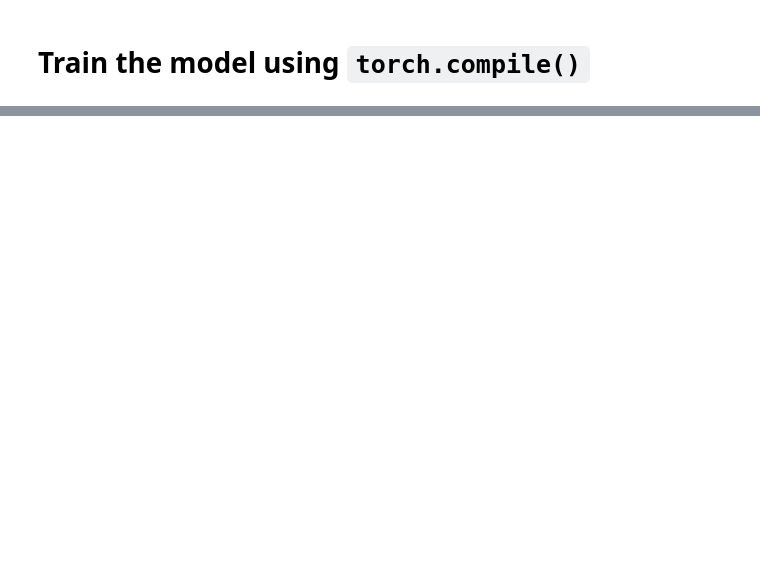
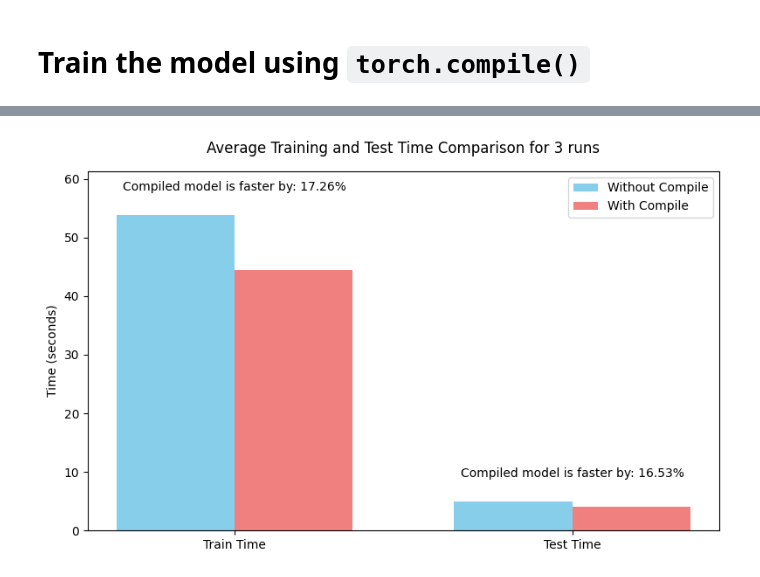
Before and after one commit to anirguha/Python-2, a Jupyter notebook: Colab Notebooks/Working with PyTorch 2.0.ipynb, the cells around one changed output, grey strips where cells are left out. Saved outputs shown, nothing was run; the diff lists cells and outputs as text; code cells hidden in the pictures; blank space fills up the shorter version.

```diff
--- a/Colab Notebooks/Working with PyTorch 2.0.ipynb
+++ b/Colab Notebooks/Working with PyTorch 2.0.ipynb
@@ -351,0 +645,76 @@ Training time with torch.compile(): 268.22 seconds
+# %%
+import matplotlib.pyplot as plt
+import numpy as np
+
+# Extract the times for plotting
+train_time_without_compile = run_results_all_without_compile_df.loc['Without Compile', 'train_time']
+train_time_with_compile = run_results_all_with_compile_df.loc['With Compile', 'train_time']
+
+test_time_without_compile = run_results_all_without_compile_df.loc['Without Compile', 'test_time']
+test_time_with_compile = run_results_all_with_compile_df.loc['With Compile', 'test_time']
+
+# Calculate differences (relative change)
+train_time_diff = (train_time_with_compile - train_time_without_compile) / train_time_without_compile
+test_time_diff = (test_time_with_compile - test_time_without_compile) / test_time_without_compile
+
+# Data for plotting
+x_labels = ['Train Time', 'Test Time']
+without_compile_values = [train_time_without_compile, test_time_without_compile]
+with_compile_values = [train_time_with_compile, test_time_with_compile]
+
+x = np.arange(len(x_labels))  # label locations
+width = 0.35  # bar width
+
+fig, ax = plt.subplots(figsize=(8, 5))
+
+# Plot "Without Compile"
+rects1 = ax.bar(
+    x - width / 2,
+    without_compile_values,
+    width,
+    label='Without Compile',
+    color='skyblue'
+)
+
+# Plot "With Compile"
+rects2 = ax.bar(
+    x + width / 2,
+    with_compile_values,
+    width,
+    label='With Compile',
+    color='lightcoral'
+)
+
+# Labels, title, ticks
+ax.set_ylabel('Time (seconds)')
+ax.set_title('Average Training and Test Time Comparison for 3 runs', pad=15)
+ax.set_xticks(x)
+ax.set_xticklabels(x_labels)
+ax.legend()
+
+# --- Make space above bars for the % labels ---
+y_max = max(without_compile_values + with_compile_values)
+y_offset = y_max * 0.07          # vertical gap between bar top and text
+ax.set_ylim(0, y_max + 2*y_offset)
+
+# --- Add % difference labels above the bars ---
+diffs = [train_time_diff, test_time_diff]
+
+for i, diff in enumerate(diffs):
+    percent = diff * 100
+    annot = "Compiled model is slower by: " if percent >= 0 else "Compiled model is faster by: "
+
+    ax.text(
+        x[i],
+        max(without_compile_values[i], with_compile_values[i]) + y_offset,
+        f"{annot}{abs(percent):.2f}%",
+        ha='center',
+        va='bottom',
+        fontsize=10,
+        # fontweight='bold'
+    )
+
+fig.tight_layout()
+plt.show()
+# %% [output]
+[figure, added]
```
Also changed, not shown: parts of 26 cells of this notebook, 2 other files.
